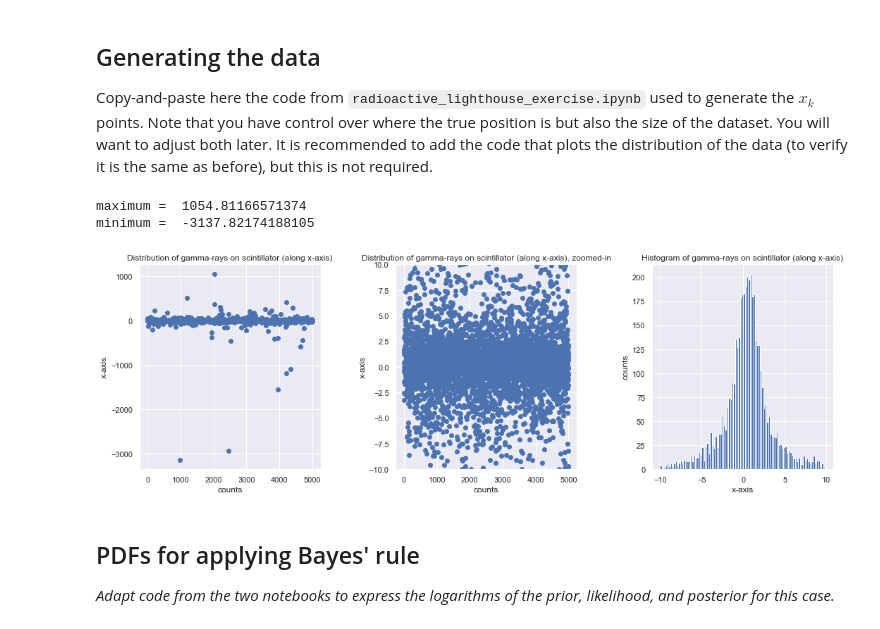
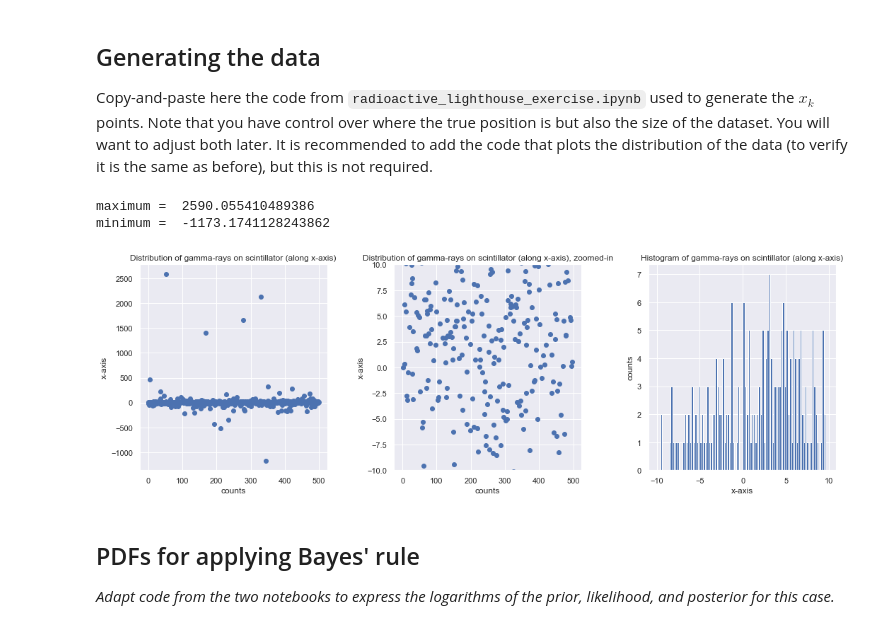
Before and after one commit to toej93/Physics-8805, a Jupyter notebook: assignments/Assignment_1.ipynb, the cells around one changed output. Drawn from its saved outputs; the diff is of its cells as text; code cells hidden in the pictures.

```diff
--- a/assignments/Assignment_1.ipynb
+++ b/assignments/Assignment_1.ipynb
@@ -57,11 +64,11 @@ Copy-and-paste here the code from `radioactive_lighthouse_exercise.ipynb` used t
 # %%
 # Add code here to generate the dataset.  Start with 500 points.
 # True location of the radioactive source
-x0_true = 0.5
-y0_true = 1.5
+x0_true = 3.5
+y0_true = 10
 
 # Generate num_pts random numbers distributed according to dist and plot
-num_pts = 5000
+num_pts = 500
 x_pts = np.arange(num_pts)
 
 # Distribution knowing where the source is: scipy.stats.cauchy(loc, scale)
@@ -72,36 +79,36 @@ dist_pts = dist.rvs(num_pts)
 fig = plt.figure(figsize=(15,5))
 
 # First plot all the points, letting it autoscale the counts
 ax_1 = fig.add_subplot(1,3,1)
 ax_1.scatter(x_pts, dist_pts)
 ax_1.set_title("Distribution of gamma-rays on scintillator (along x-axis)")
 ax_1.set_xlabel("counts")
 ax_1.set_ylabel("x-axis")
 
 # Repeat but zoom in to near the origin
 ax_2 = fig.add_subplot(1,3,2)
 ax_2.scatter(x_pts, dist_pts)
 ax_2.set_ylim(-10.,10.)
 ax_2.set_title("Distribution of gamma-rays on scintillator (along x-axis), zoomed-in")
 ax_2.set_xlabel("counts")
 ax_2.set_ylabel("x-axis")
 
 # Finally make a zoomed-in histogram
 ax_3 = fig.add_subplot(1,3,3)
 out = ax_3.hist(dist_pts, bins=np.arange(-10., 10., 0.2))
 ax_3.set_title("Histogram of gamma-rays on scintillator (along x-axis)")
 ax_3.set_ylabel("counts")
 ax_3.set_xlabel("x-axis")
 
 # Print out the numerical limits (max and min)
 print('maximum = ', np.amax(dist_pts))
 print('minimum = ', np.amin(dist_pts))
 
 fig.tight_layout()
 # %% [output]
-maximum =  1054.81166571374
-minimum =  -3137.82174188105
+maximum =  2590.055410489386
+minimum =  -1173.1741128243862
-[figure, old version]
+[figure, new version]
 # %% [markdown]
 ## PDFs for applying Bayes' rule
 
```
Also changed, not shown: parts of 12 cells of this notebook.
